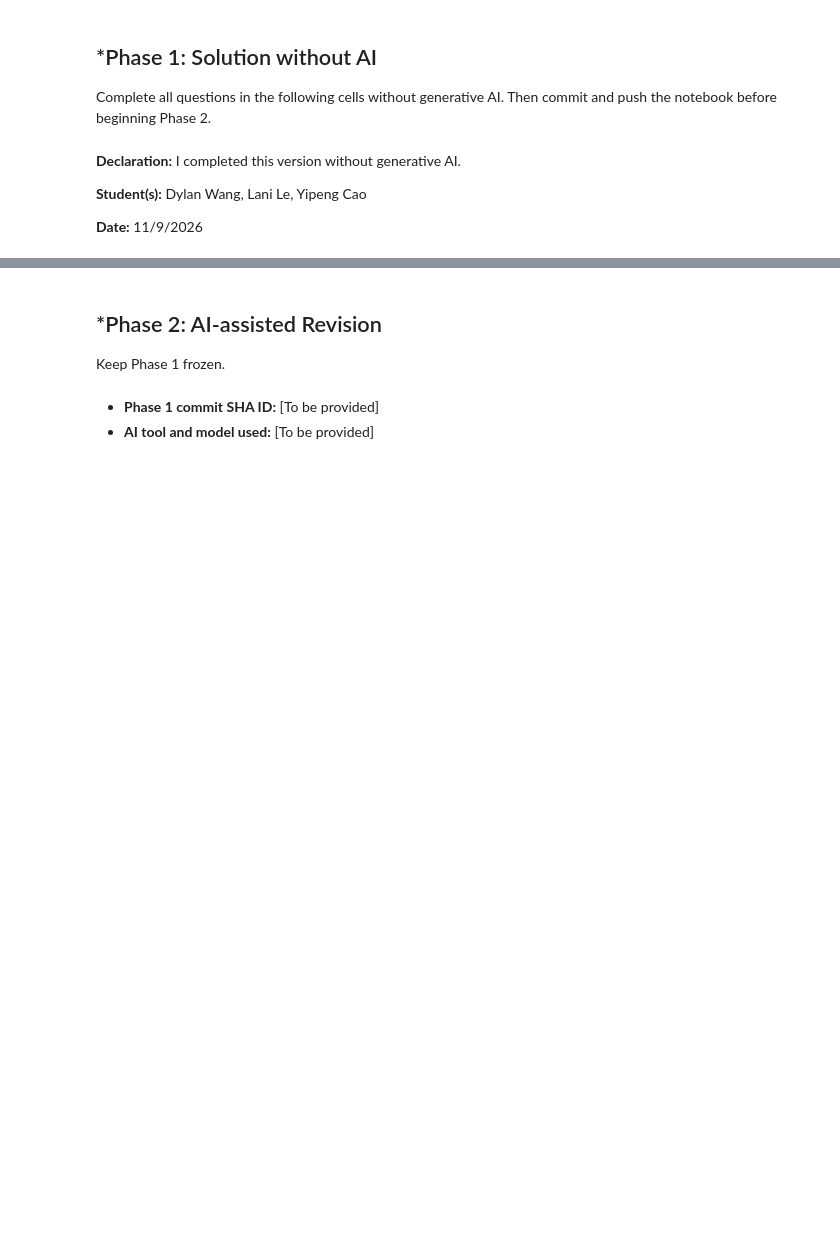
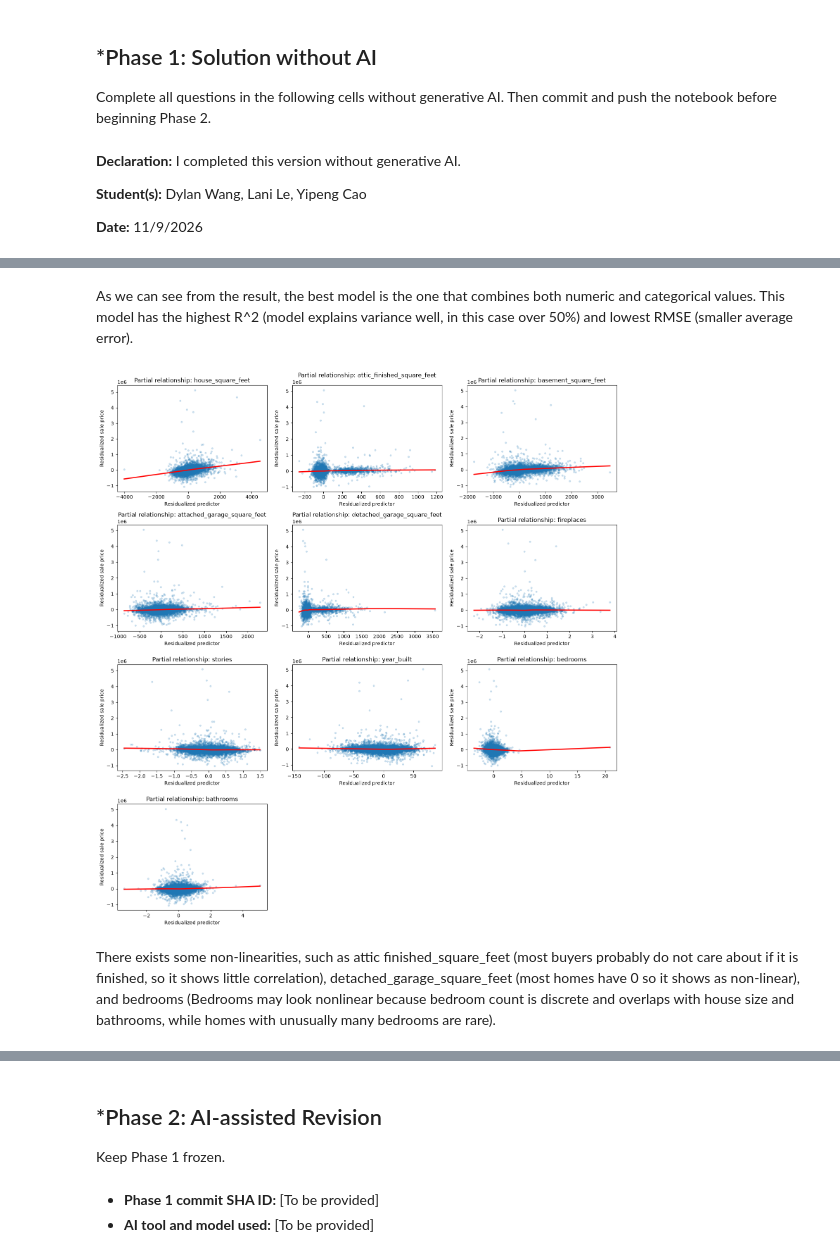
Before and after one commit to yilinw762/L02-hedonic-pricing, a Jupyter notebook: notebook.ipynb, the cells around one changed output, grey strips where cells are left out. Drawn from its saved outputs; the diff is of its cells as text; code cells hidden in the pictures; blank space fills up the shorter version.

```diff
--- a/notebook.ipynb
+++ b/notebook.ipynb
@@ -31,2 +112,7 @@ notebook before beginning Phase 2.
 # %%
 # 3. Implement an 80/20 train-test split. Put the test data aside.
+X = df[numeric + categorical]
+y = df[target]
+X_train, X_test, y_train, y_test = train_test_split(
+    X, y, test_size=0.20, random_state=42
+) # 0.2 because we want 80/20
@@ -40,0 +168,36 @@ notebook before beginning Phase 2.
+# %% [markdown]
+As we can see from the result, the best model is the one that combines both numeric and categorical values. This model has the highest R^2 (model explains variance well, in this case over 50%) and lowest RMSE (smaller average error).
+# %%
+# 5. Make partial correlation plots for each of the numeric variables in your model. Do you notice any significant non-linearities?
+import matplotlib.pyplot as plt
+fig, axes = plt.subplots(4, 3, figsize=(15, 16))
+axes = axes.ravel()
+
+for i, feature in enumerate(numeric):
+    controls = [c for c in numeric + categorical if c != feature]
+    control_nums = [c for c in controls if c in numeric]
+    control_cats = [c for c in controls if c in categorical]
+
+    prep = make_preprocessor(control_nums, control_cats)
+    Z = prep.fit_transform(X_train[controls])
+
+    y_resid = y_train - LinearRegression().fit(Z, y_train).predict(Z)
+    x_resid = X_train[feature] - LinearRegression().fit(
+        Z, X_train[feature].fillna(X_train[feature].median())
+    ).predict(Z)
+
+    sns.regplot(x=x_resid, y=y_resid, lowess=True,
+                scatter_kws={"alpha": .2, "s": 10},
+                line_kws={"color": "red"}, ax=axes[i])
+    axes[i].set_title(f"Partial relationship: {feature}")
+    axes[i].set_xlabel("Residualized predictor")
+    axes[i].set_ylabel("Residualized sale price")
+
+for ax in axes[len(numeric):]:
+    ax.remove()
+plt.tight_layout()
+plt.show()
+# %% [output]
+[figure, added]
+# %% [markdown]
+There exists some non-linearities, such as attic finished_square_feet (most buyers probably do not care about if it is finished, so it shows little correlation), detached_garage_square_feet (most homes have 0 so it shows as non-linear), and bedrooms (Bedrooms may look nonlinear because bedroom count is discrete and overlaps with house size and bathrooms, while homes with unusually many bedrooms are rare).
```
Also changed, not shown: parts of 14 cells of this notebook, 2 other files.
